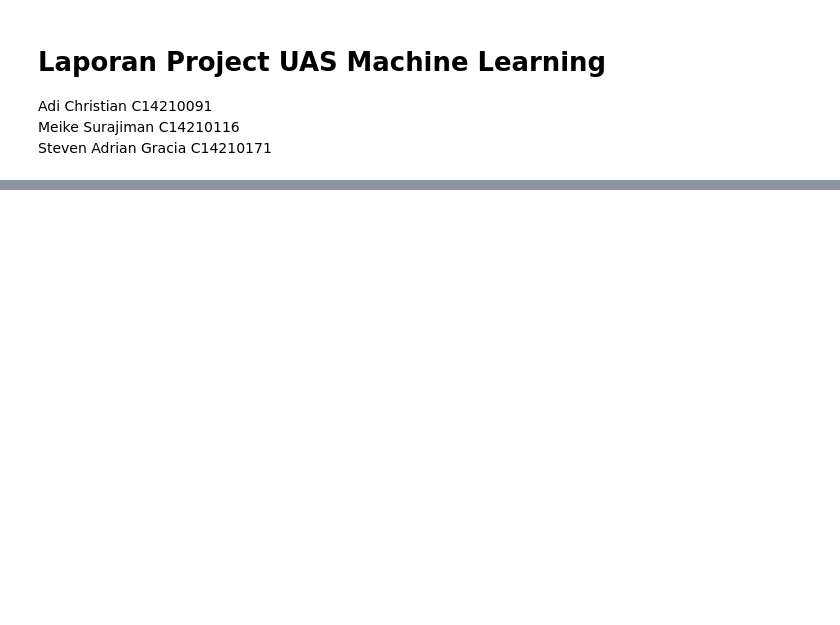
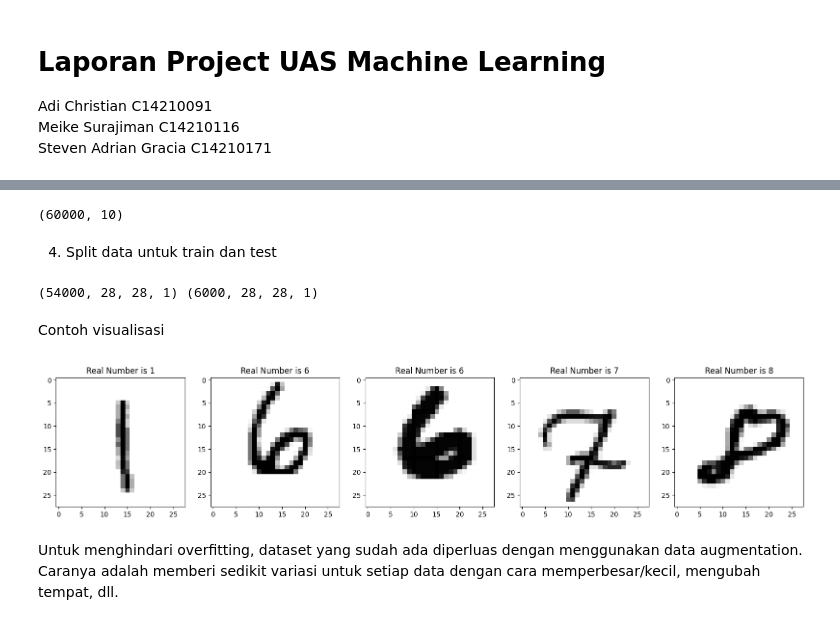
Before and after one commit to Sadrian69/UAS-ML, a Jupyter notebook: CNN.ipynb, the cells around one changed output, grey strips where cells are left out. Drawn from its saved outputs; the diff is of its cells as text; code cells hidden in the pictures; blank space fills up the shorter version.

```diff
--- a/CNN.ipynb
+++ b/CNN.ipynb
@@ -29,0 +45,3 @@ Ada beberapa hal yang perlu dilakukan sebelum memproses dataset tersebut, dianta
+# %%
+train_images = train_images / 255.0
+test_images = test_images / 255.0
@@ -29,0 +50,4 @@ Ada beberapa hal yang perlu dilakukan sebelum memproses dataset tersebut, dianta
+# %%
+train_images = train_images.reshape((-1,28,28,1)).astype("float32")
+test_images = test_images.reshape((-1,28,28,1)).astype("float32")
+print(train_images.shape)
@@ -30,2 +58,15 @@ Ada beberapa hal yang perlu dilakukan sebelum memproses dataset tersebut, dianta
+# %%
+train_labels = to_categorical(train_labels)
+test_labels = to_categorical(test_labels)
+print(train_labels.shape)
+# %% [output]
+(60000, 10)
+# %% [markdown]
+4. Split data untuk train dan test
 # %%
-# aa
+train_images, val_images, train_labels, val_labels = train_test_split(
+    train_images, train_labels, test_size=0.1, random_state=42
+)
+print(train_images.shape, val_images.shape)
+# %% [output]
+(54000, 28, 28, 1) (6000, 28, 28, 1)
@@ -33,0 +73,14 @@ Ada beberapa hal yang perlu dilakukan sebelum memproses dataset tersebut, dianta
+# %% [markdown]
+Contoh visualisasi
+# %%
+temp = train_images.reshape(train_images.shape[0], 28, 28)
+
+fig, axis = plt.subplots(1, 5, figsize=(20, 10))
+for i, ax in enumerate(axis.flat):
+    ax.imshow(temp[i], cmap='binary')
+    digit = train_labels[i].argmax()
+    ax.set(title = f"Real Number is {digit}");
+# %% [output]
+[figure, added]
+# %% [markdown]
+Untuk menghindari overfitting, dataset yang sudah ada diperluas dengan menggunakan data augmentation. Caranya adalah memberi sedikit variasi untuk setiap data dengan cara memperbesar/kecil, mengubah tempat, dll.
```
Also changed, not shown: parts of 33 cells of this notebook, 2 other files.
